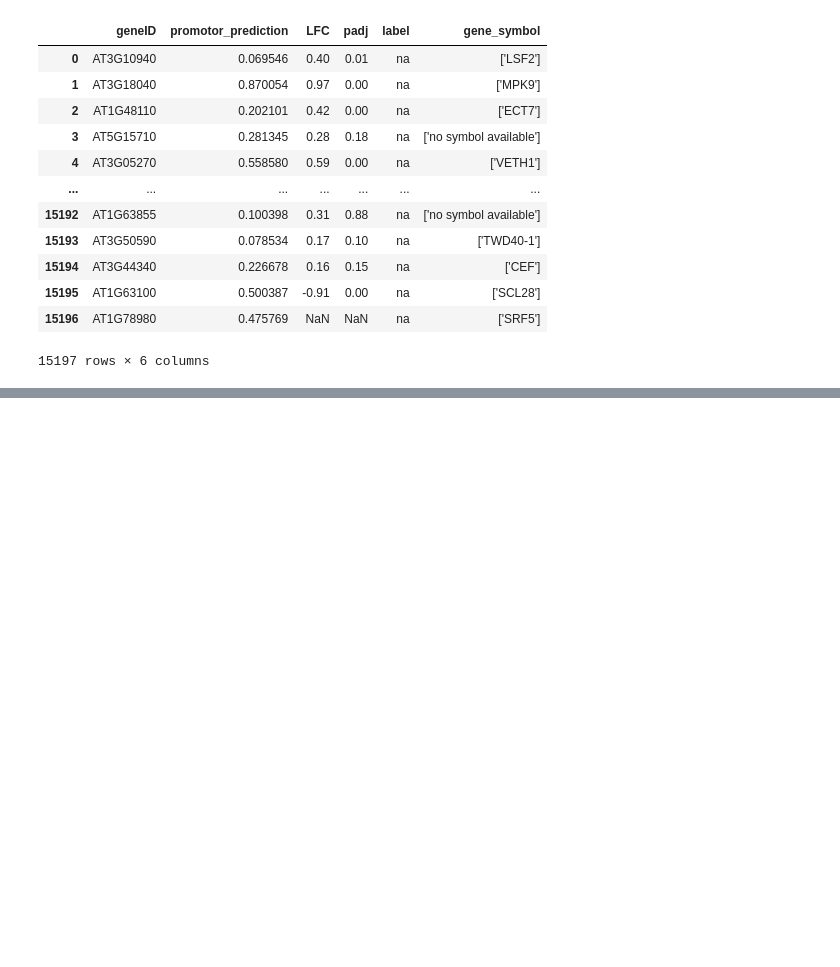
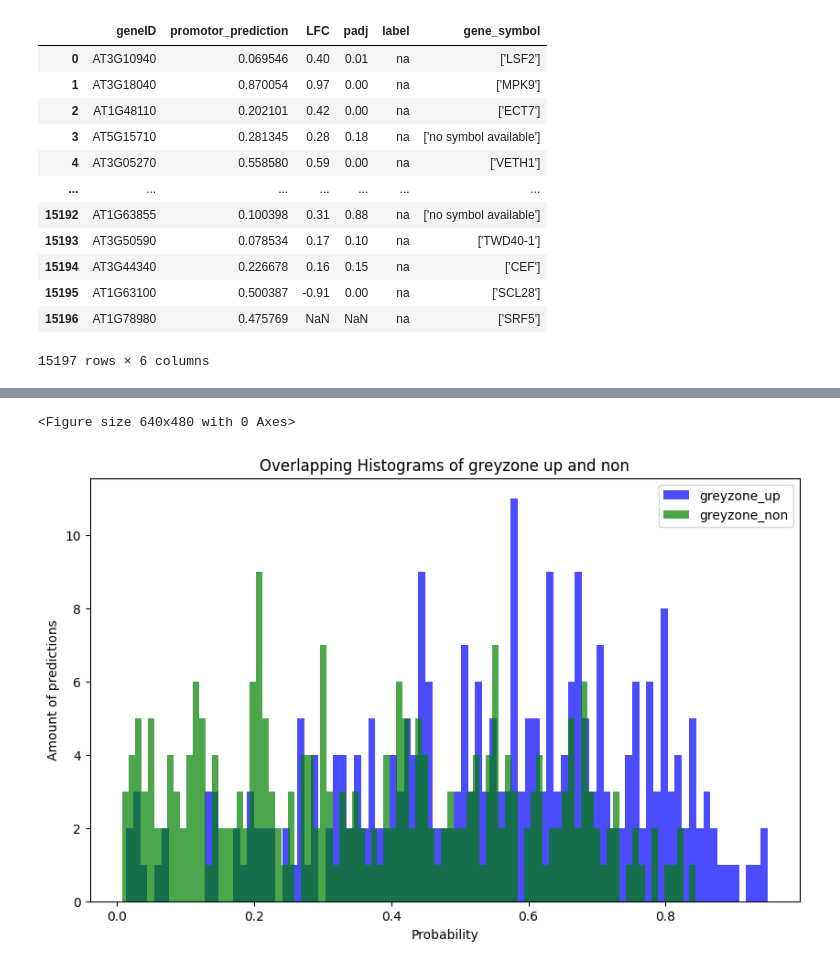
Before and after one commit to VIB-PSB/DeepDifE, a Jupyter notebook: notebooks/additional_analyses/grey_zone_test.ipynb, the cells around one changed output, grey strips where cells are left out. Drawn from its saved outputs; the diff is of its cells as text; code cells hidden in the pictures; blank space fills up the shorter version.

```diff
--- a/notebooks/additional_analyses/grey_zone_test.ipynb
+++ b/notebooks/additional_analyses/grey_zone_test.ipynb
@@ -202,0 +311,25 @@ plt.show()
+# %%
+
+%matplotlib inline
+import matplotlib.pyplot as plt
+# Assuming scores_df is your DataFrame and you want to plot a histogram
+plt.clf()
+plt.figure(figsize=(10, 6))
+
+# Plot histogram for Column1
+plt.hist(all_greys[all_greys["label"] == "greyzone_up"]["promotor_prediction"], bins=90, color='blue', alpha=0.7, label='greyzone_up')
+
+# Plot histogram for Column2
+plt.hist(all_greys[all_greys["label"] == "greyzone_non"]["promotor_prediction"], bins=90, color='green', alpha=0.7, label='greyzone_non')
+
+# Add title and labels
+plt.title('Overlapping Histograms of greyzone up and non')
+plt.xlabel('Probability')
+plt.ylabel('Amount of predictions')
+
+# Add legend
+plt.legend(loc='upper right')
+plt.show()
+# %% [output]
+<Figure size 640x480 with 0 Axes>
+[figure, added]
```
Also changed, not shown: parts of 25 cells of this notebook, 4 other files.
